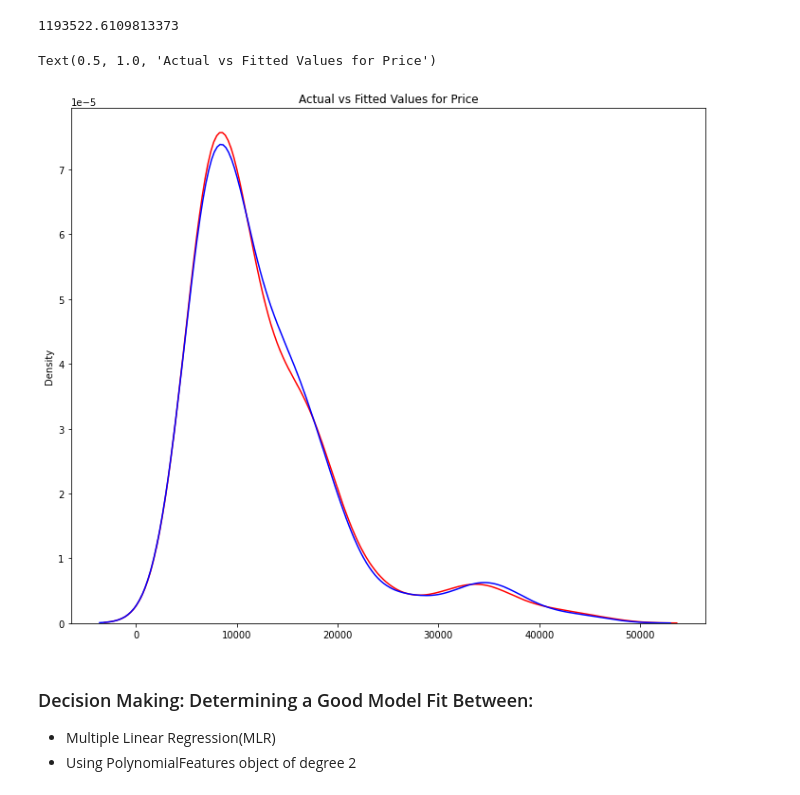
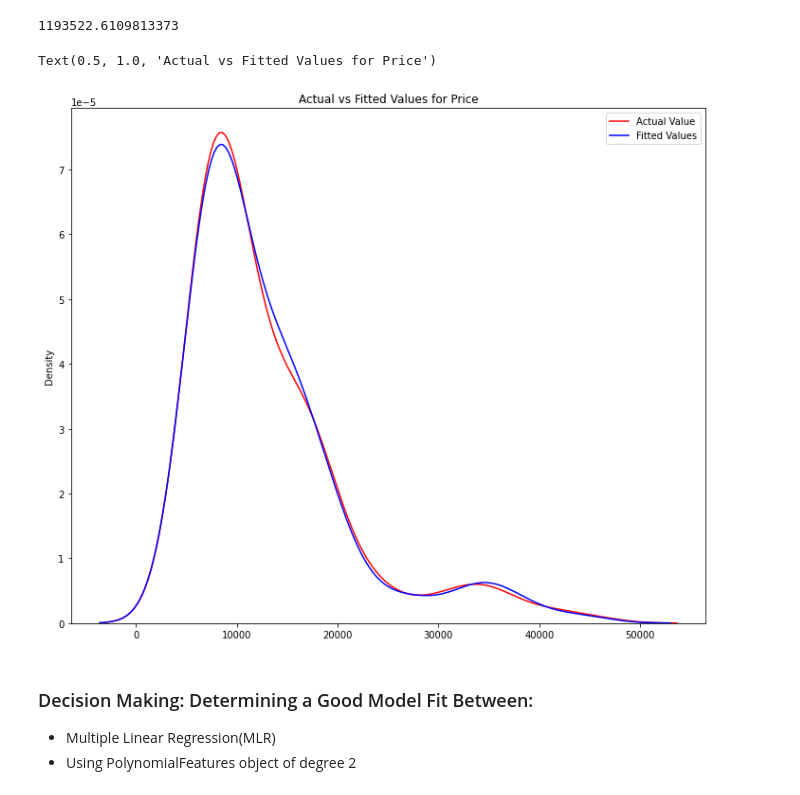
Before and after one commit to bayonlelukmansalami/bayonlelukmansalami, a Jupyter notebook: car-data-analysis-and-prediction-using-python.ipynb, the cells around one changed output. Drawn from its saved outputs; the diff is of its cells as text; code cells hidden in the pictures.

```diff
--- a/car-data-analysis-and-prediction-using-python.ipynb
+++ b/car-data-analysis-and-prediction-using-python.ipynb
@@ -543,13 +544,14 @@ mean_squared_error(Y,Ypipe)
 # %%
 plt.figure(figsize=(12, 10))
 
 
 ax1 = sns.distplot(Y, hist=False, color="r", label="Actual Value")
 sns.distplot(Ypipe, hist=False, color="b", label="Fitted Values", ax=ax1)
+plt.legend()
 plt.title('Actual vs Fitted Values for Price')
 # %% [output]
 Text(0.5, 1.0, 'Actual vs Fitted Values for Price')
-[figure, old version]
+[figure, new version]
 # %% [markdown]
 ### Decision Making: Determining a Good Model Fit Between:
 * Multiple Linear Regression(MLR)
```
Also changed, not shown: parts of 2 cells of this notebook.
